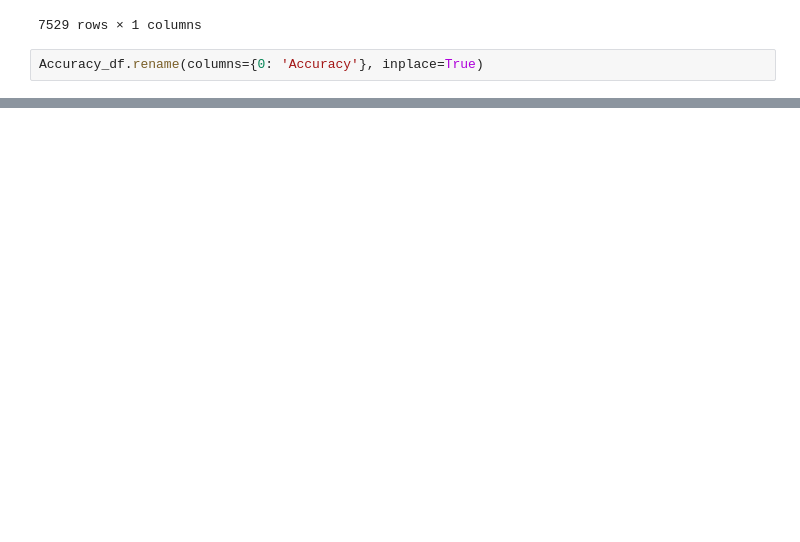
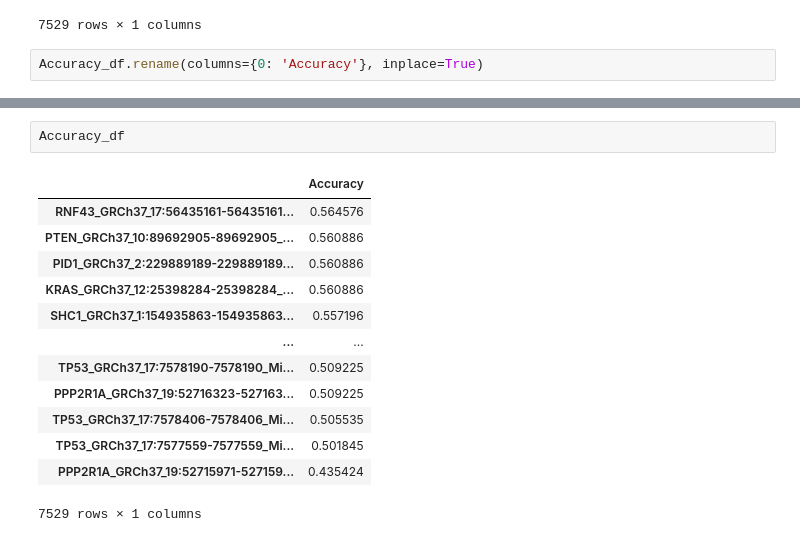
Before and after one commit to ericametta/CancerPredictionMode, a Jupyter notebook: Classification.ipynb, the cells around one changed output, grey strips where cells are left out. Saved outputs shown, nothing was run; the diff lists cells and outputs as text; blank space fills up the shorter version.

```diff
--- a/Classification.ipynb
+++ b/Classification.ipynb
@@ -726,0 +747,16 @@ Accuracy_df.head(10)
+# %%
+Accuracy_df
+# %% [output]
+|  | Accuracy |
+| RNF43_GRCh37_17:56435161-56435161... | 0.564576 |
+| PTEN_GRCh37_10:89692905-89692905_... | 0.560886 |
+| PID1_GRCh37_2:229889189-229889189... | 0.560886 |
+| KRAS_GRCh37_12:25398284-25398284_... | 0.560886 |
+| SHC1_GRCh37_1:154935863-154935863... | 0.557196 |
+| ... | ... |
+| TP53_GRCh37_17:7578190-7578190_Mi... | 0.509225 |
+| PPP2R1A_GRCh37_19:52716323-527163... | 0.509225 |
+| TP53_GRCh37_17:7578406-7578406_Mi... | 0.505535 |
+| TP53_GRCh37_17:7577559-7577559_Mi... | 0.501845 |
+| PPP2R1A_GRCh37_19:52715971-527159... | 0.435424 |
+7529 rows × 1 columns
```
Also changed, not shown: parts of 5 cells of this notebook.
